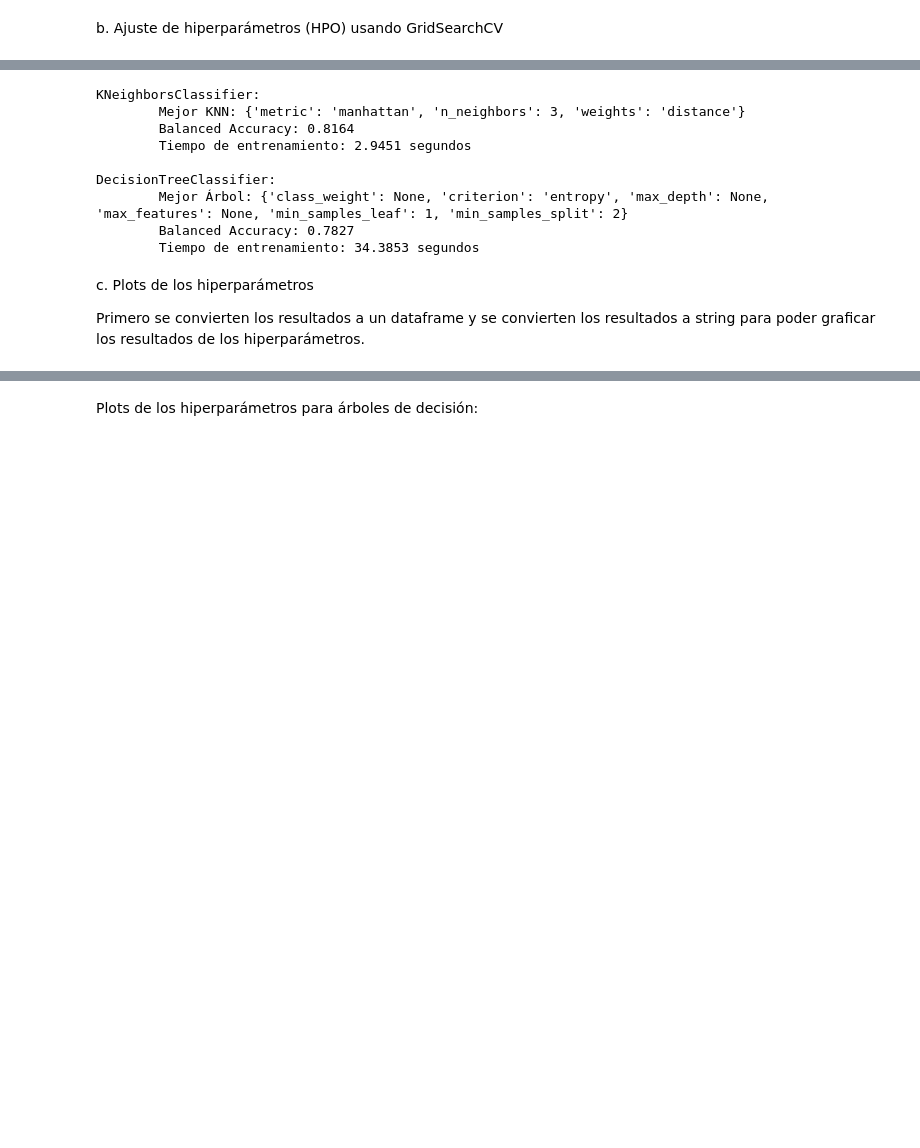
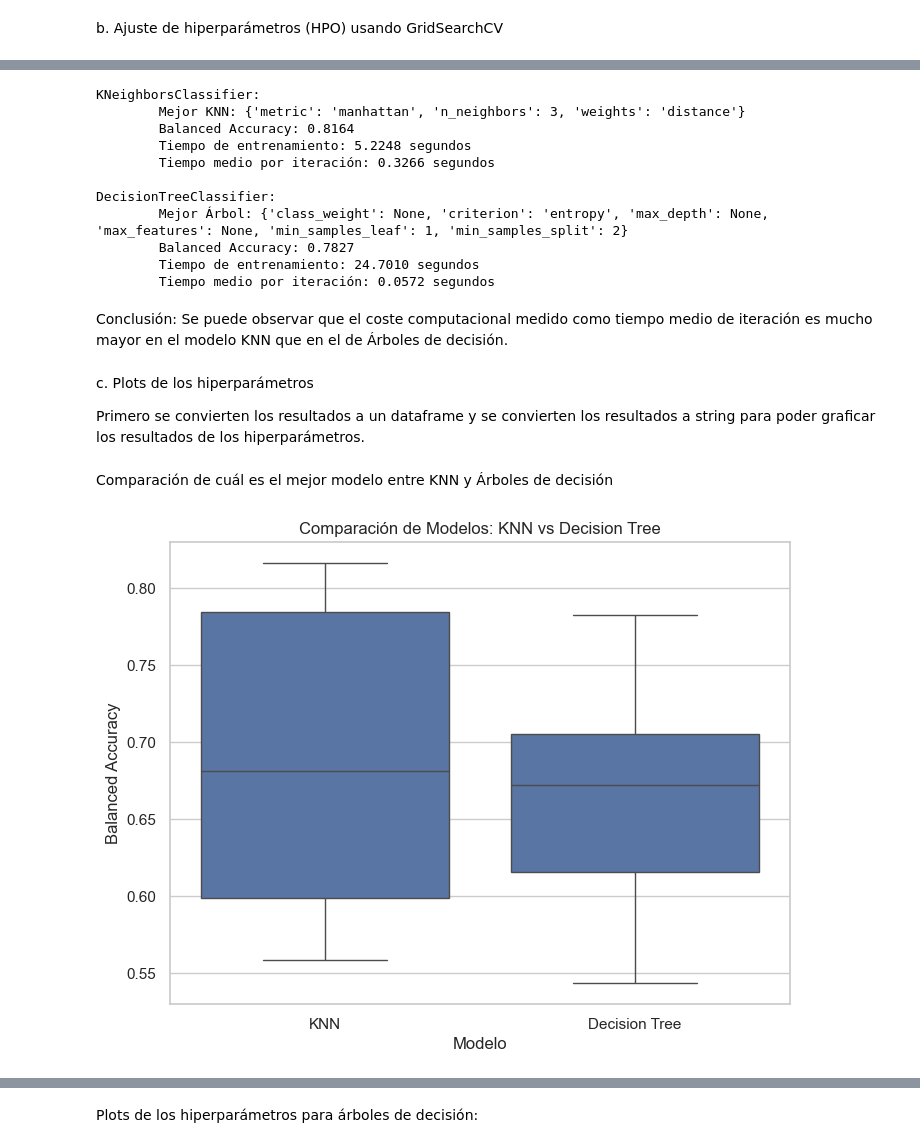
Before and after one commit to 100472330/100472330_100486483_PRACTICA1, a Jupyter notebook: Practica1_AA.ipynb, the cells around one changed output, grey strips where cells are left out. Saved outputs shown, nothing was run; the diff lists cells and outputs as text; code cells hidden in the pictures; blank space fills up the shorter version.

```diff
--- a/Practica1_AA.ipynb
+++ b/Practica1_AA.ipynb
@@ -512,5 +521,4 @@ metrics: Este hiperparámetro define la métrica de distancia a utilizar.
 # %%
-# Definir los grids de hiperparámetros
 tree_params = {
     'criterion': ['gini', 'entropy'],
     'max_depth': [3, 5, 7, None],
@@ -526,24 +534,23 @@ knn_params = {
     'metric': ['euclidean', 'manhattan']
 }
 
-# Definir la validación cruzada repetida: 5 splits, 10 repeticiones: COMENTAR LUEGO ESTA DECISION
+# Definiendo la validación cruzada repetida
 rskf = RepeatedStratifiedKFold(n_splits=5, n_repeats=20, random_state=42)
 
-# Optimización con GridSearchCV para KNeighborsClassifier
+# Optimización con GridSearchCV
 knn_grid = GridSearchCV(
     estimator=KNeighborsClassifier(),
     param_grid=knn_params,
     scoring='balanced_accuracy',
-    cv=rskf,       # Validación cruzada repetida
+    cv=rskf,
     n_jobs=-1
 )
 
-# Optimización con GridSearchCV para DecisionTreeClassifier
 tree_grid = GridSearchCV(
     estimator=DecisionTreeClassifier(random_state=3),
     param_grid=tree_params,
     scoring='balanced_accuracy',
-    cv=rskf,       # Validación cruzada repetida
+    cv=rskf,
     n_jobs=-1
 )
 
@@ -562,19 +569,31 @@ tree_time = end_time_tree - start_time_tree
 print("KNeighborsClassifier:")
 print(f"\tMejor KNN: {knn_grid.best_params_}\n\tBalanced Accuracy: {knn_grid.best_score_:.4f}")
 print(f"\tTiempo de entrenamiento: {knn_time:.4f} segundos")
+
+num_iterations = len(knn_grid.cv_results_['params'])
+print(f"\tTiempo medio por iteración: {knn_time / num_iterations:.4f} segundos")
+
 print("\nDecisionTreeClassifier:")
 print(f"\tMejor Árbol: {tree_grid.best_params_}\n\tBalanced Accuracy: {tree_grid.best_score_:.4f}")
 print(f"\tTiempo de entrenamiento: {tree_time:.4f} segundos")
+
+num_iterations_tree = len(tree_grid.cv_results_['params'])
+print(f"\tTiempo medio por iteración: {tree_time / num_iterations_tree:.4f} segundos")
 # %% [output]
 KNeighborsClassifier:
         Mejor KNN: {'metric': 'manhattan', 'n_neighbors': 3, 'weights': 'distance'}
         Balanced Accuracy: 0.8164
-        Tiempo de entrenamiento: 2.9451 segundos
+        Tiempo de entrenamiento: 5.2248 segundos
+        Tiempo medio por iteración: 0.3266 segundos
 
 DecisionTreeClassifier:
         Mejor Árbol: {'class_weight': None, 'criterion': 'entropy', 'max_depth': None, 'max_features': None, 'min_samples_leaf': 1, 'min_samples_split': 2}
         Balanced Accuracy: 0.7827
-        Tiempo de entrenamiento: 34.3853 segundos
+        Tiempo de entrenamiento: 24.7010 segundos
+        Tiempo medio por iteración: 0.0572 segundos
+# %% [markdown]
+Conclusión:
+Se puede observar que el coste computacional medido como tiempo medio de iteración es mucho mayor en el modelo KNN que en el de Árboles de decisión.
 # %% [markdown]
 c. Plots de los hiperparámetros
 
@@ -594,3 +613,22 @@ tree_results['param_class_weight_str'] = tree_results['param_class_weight'].asty
 knn_results['param_n_neighbors_str'] = knn_results['param_n_neighbors'].astype(str)
 knn_results['param_weights_str'] = knn_results['param_weights'].astype(str)
 knn_results['param_metric_str'] = knn_results['param_metric'].astype(str)
+# %% [markdown]
+Comparación de cuál es el mejor modelo entre KNN y Árboles de decisión
+# %%
+knn_results['Modelo'] = 'KNN'
+tree_results['Modelo'] = 'Decision Tree'
+
+combined_results = pd.concat([knn_results[['mean_test_score', 'Modelo']], tree_results[['mean_test_score', 'Modelo']]])
+
+combined_results.rename(columns={'mean_test_score': 'Balanced Accuracy'}, inplace=True)
+
+# Genera ndo el gráfico de boxplots
+plt.figure(figsize=(8, 6))
+sns.boxplot(x='Modelo', y='Balanced Accuracy', data=combined_results)
+plt.title('Comparación de Modelos: KNN vs Decision Tree')
+plt.xlabel('Modelo')
+plt.ylabel('Balanced Accuracy')
+plt.show()
+# %% [output]
+[figure, added]
```
Also changed, not shown: parts of 18 cells of this notebook.
